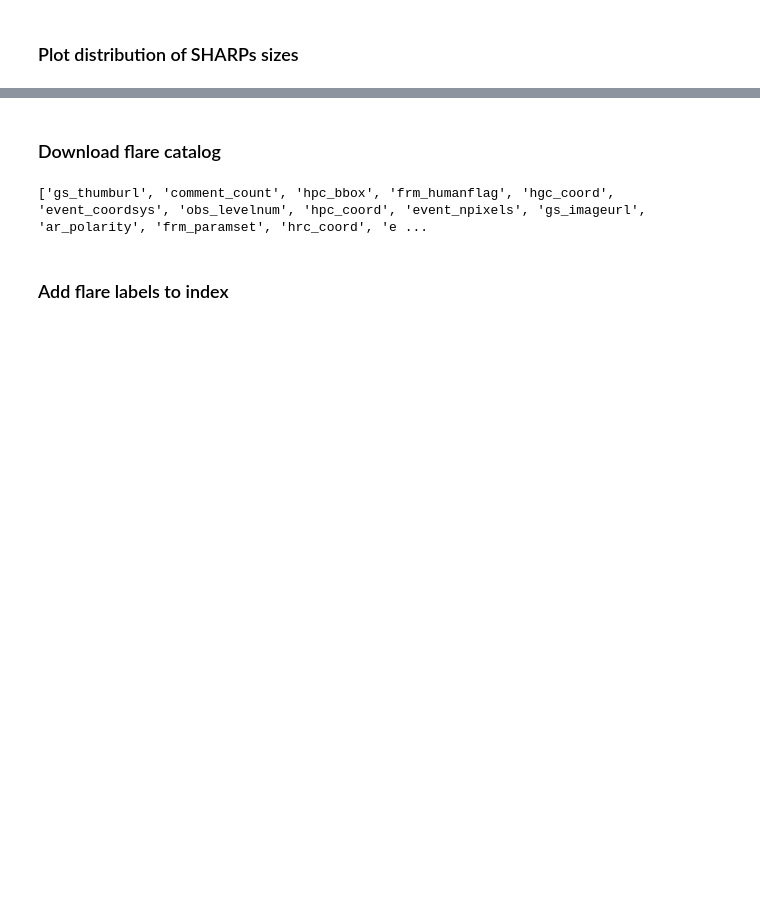
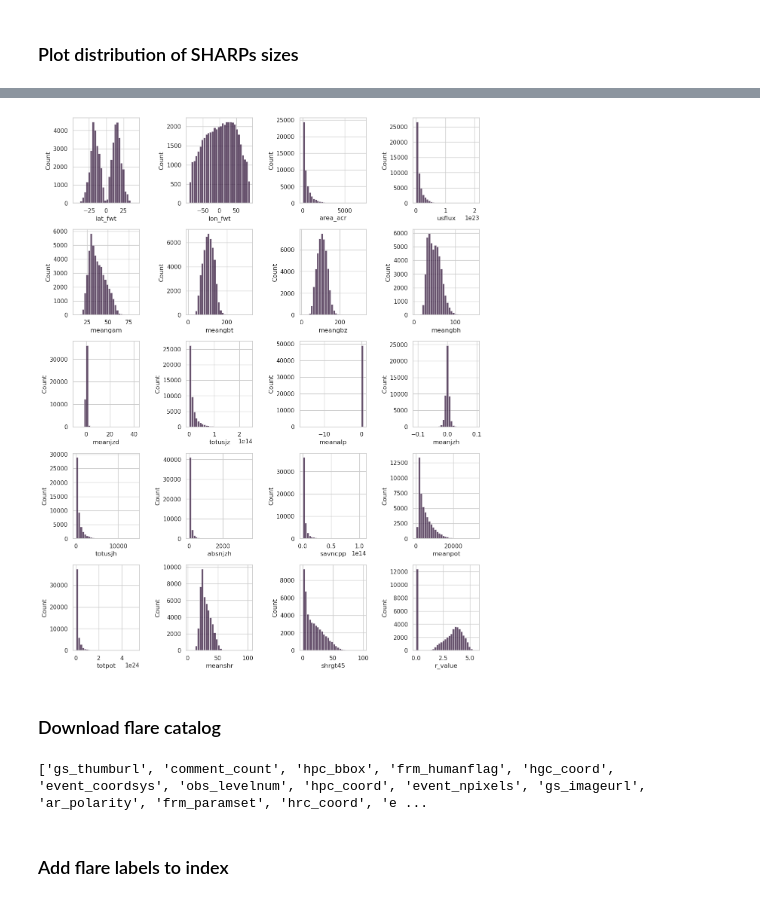
Before and after one commit to kierav/sharps-embeddings, a Jupyter notebook: notebooks/analyze_sharps.ipynb, the cells around one changed output, grey strips where cells are left out. Drawn from its saved outputs; the diff is of its cells as text; code cells hidden in the pictures; blank space fills up the shorter version.

```diff
--- a/notebooks/analyze_sharps.ipynb
+++ b/notebooks/analyze_sharps.ipynb
@@ -48,3 +55,15 @@ sns.histplot(sharps_index,x='datamax')
+# %%
+feats = ['lat_fwt','lon_fwt','area_acr','usflux','meangam','meangbt','meangbz','meangbh',
+         'meanjzd','totusjz','meanalp','meanjzh','totusjh','absnjzh','savncpp','meanpot',
+         'totpot','meanshr','shrgt45','r_value']    # SHARPs parameters
+fig,ax = plt.subplots(5,4,figsize=(12,15))
+ax = ax.flatten()
+for i,feat in enumerate(feats):
+    sns.histplot(sharps_index,x=feat,ax=ax[i],bins=30)
+
+plt.tight_layout()
+# %% [output]
+[figure, added]
 # %% [markdown]
 ### Download flare catalog
 # %%
```
Also changed, not shown: parts of 5 cells of this notebook.
